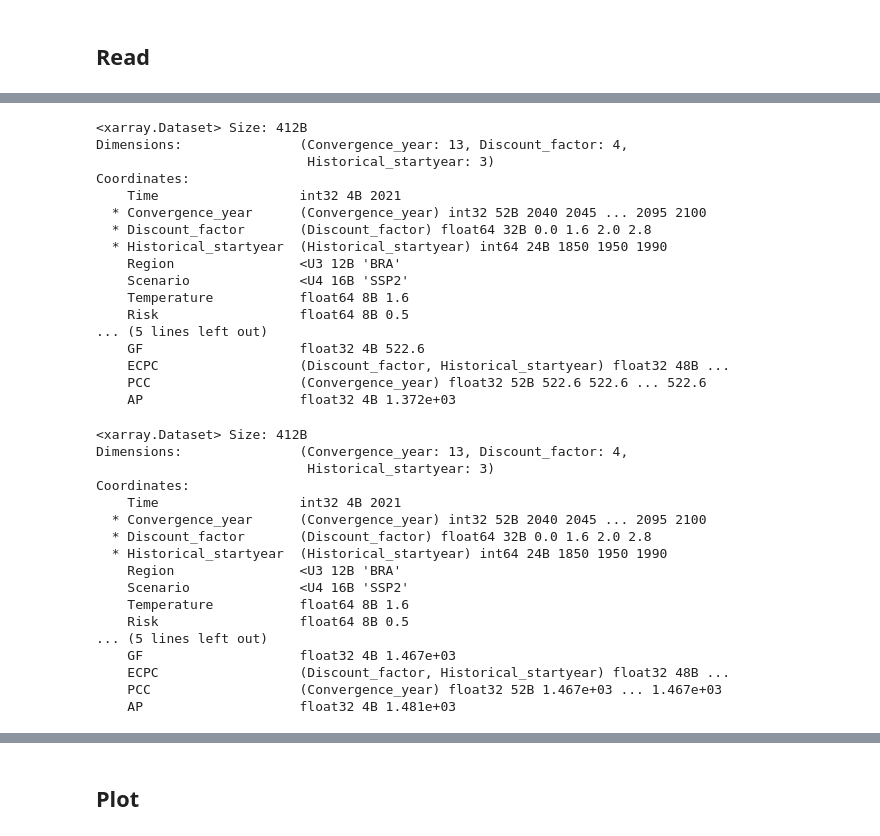
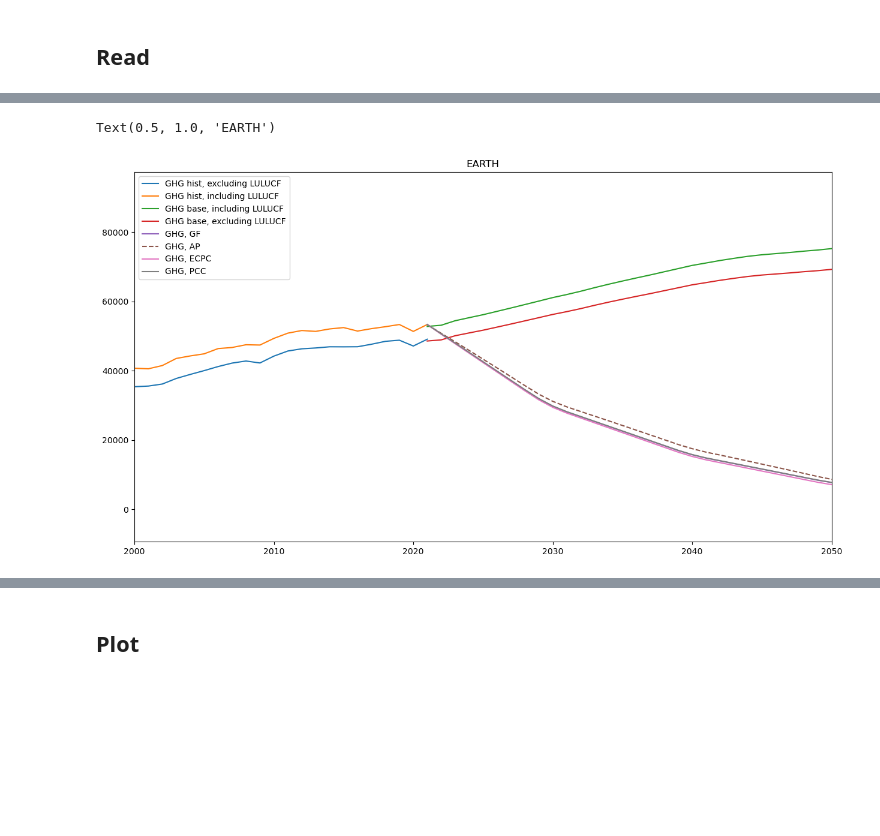
Before and after one commit to imagepbl/effort-sharing, a Jupyter notebook: Plotting/NZreport/Figure_reductions.ipynb, the cells around one changed output, grey strips where cells are left out. Cells and saved outputs as stored; diff of their text form; code cells hidden in the pictures; blank space fills up the shorter version.

Commit message:
Baseline emissions excluding LULUCF fixed.

```diff
--- a/Plotting/NZreport/Figure_reductions.ipynb
+++ b/Plotting/NZreport/Figure_reductions.ipynb
@@ -30,10 +45,10 @@ all_countries_names = np.load(path_data / "all_countries_names.npy", allow_pickl
 # %%
 xr_allocs = []
-for cty in ['USA', 'BRA']:#, 'AUS', 'BRA', 'RUS', 'ZAF']:
-    xr_allocs.append(xr.open_dataset(path_data / "Allocations_CO2_excl" / ("xr_alloc_"+cty+".nc")).expand_dims({'Region':[cty]})[['GF', 'ECPC', 'PCC', 'AP']].sel(Temperature=1.6, Risk=0.5, NegEmis=0.5, NonCO2red=0.5, Timing='Immediate', Scenario='SSP2'))
+for cty in ['EU', 'USA', 'BRA', 'EARTH']:#list(all_countries_iso)+['EU']+['EARTH']:
+    xr_allocs.append(xr.open_dataset(path_data / "Allocations_CO2_excl" / ("xr_alloc_"+cty+".nc")).expand_dims({'Region':[cty]}).sel(**settings_default)[['GF', 'ECPC', 'PCC', 'AP', 'PC']])
 xr_allocs = xr.merge(xr_allocs)
 
-xr_allocs_incl = []
-for cty in ['USA', 'BRA']:#, 'AUS', 'BRA', 'RUS', 'ZAF']:
-    xr_allocs_incl.append(xr.open_dataset(path_data / "Allocations_CO2_incl" / ("xr_alloc_"+cty+".nc")).expand_dims({'Region':[cty]})[['GF', 'ECPC', 'PCC', 'AP']].sel(Temperature=1.6, Risk=0.5, NegEmis=0.5, NonCO2red=0.5, Timing='Immediate', Scenario='SSP2'))
-xr_allocs_incl = xr.merge(xr_allocs_incl)
+# xr_allocs_incl = []
+# for cty in ['EU', 'USA', 'IND', 'CHN', 'JPN', 'AUS', 'BRA', 'RUS', 'ZAF']:
+#     xr_allocs_incl.append(xr.open_dataset(path_data / "Allocations_CO2_incl" / ("xr_alloc_"+cty+".nc")).expand_dims({'Region':[cty]})[['GF', 'ECPC', 'PCC', 'AP', 'PC']].sel(Temperature=1.6, Risk=0.5, NegEmis=0.5, NonCO2red=0.5, Timing='Immediate', Scenario='SSP2'))
+# xr_allocs_incl = xr.merge(xr_allocs_incl)
@@ -81,40 +55,26 @@ Data variables:
-# %%
-xr_allocs.sel(Region='BRA', Time=2021)
-# %% [output]
-<xarray.Dataset> Size: 412B
-Dimensions:               (Convergence_year: 13, Discount_factor: 4,
-                           Historical_startyear: 3)
-Coordinates:
-    Time                  int32 4B 2021
-  * Convergence_year      (Convergence_year) int32 52B 2040 2045 ... 2095 2100
-  * Discount_factor       (Discount_factor) float64 32B 0.0 1.6 2.0 2.8
-  * Historical_startyear  (Historical_startyear) int64 24B 1850 1950 1990
-    Region                <U3 12B 'BRA'
-    Scenario              <U4 16B 'SSP2'
-    Temperature           float64 8B 1.6
-    Risk                  float64 8B 0.5
-... (5 lines left out)
-    GF                    float32 4B 522.6
-    ECPC                  (Discount_factor, Historical_startyear) float32 48B ...
-    PCC                   (Convergence_year) float32 52B 522.6 522.6 ... 522.6
-    AP                    float32 4B 1.372e+03
-# %%
-xr_allocs_incl.sel(Region='BRA', Time=2021)
-# %% [output]
-<xarray.Dataset> Size: 412B
-Dimensions:               (Convergence_year: 13, Discount_factor: 4,
-                           Historical_startyear: 3)
-Coordinates:
-    Time                  int32 4B 2021
-  * Convergence_year      (Convergence_year) int32 52B 2040 2045 ... 2095 2100
-  * Discount_factor       (Discount_factor) float64 32B 0.0 1.6 2.0 2.8
-  * Historical_startyear  (Historical_startyear) int64 24B 1850 1950 1990
-    Region                <U3 12B 'BRA'
-    Scenario              <U4 16B 'SSP2'
-    Temperature           float64 8B 1.6
-    Risk                  float64 8B 0.5
-... (5 lines left out)
-    GF                    float32 4B 1.467e+03
-    ECPC                  (Discount_factor, Historical_startyear) float32 48B ...
-    PCC                   (Convergence_year) float32 52B 1.467e+03 ... 1.467e+03
-    AP                    float32 4B 1.481e+03
+# %%
+xr_allocs = []
+for cty in ['EU', 'USA', 'BRA', 'EARTH']:#list(all_countries_iso)+['EU']+['EARTH']:
+    xr_allocs.append(xr.open_dataset(path_data / "Allocations" / ("xr_alloc_"+cty+".nc")).expand_dims({'Region':[cty]}).sel(**settings_default)[['GF', 'ECPC', 'PCC', 'AP', 'PC']])
+xr_allocs = xr.merge(xr_allocs)
+# %%
+reg = 'EARTH'
+
+fig, ax = plt.subplots(figsize=(15, 8))
+plt.plot(xr_dataread.Time, xr_dataread.GHG_hist_excl.sel(Region=reg), label='GHG hist, excluding LULUCF')
+plt.plot(xr_dataread.Time, xr_dataread.GHG_hist.sel(Region=reg), label='GHG hist, including LULUCF')
+plt.plot(xr_dataread.Time.sel(Time=np.arange(2021, 2101)), xr_dataread.GHG_base.sel(Region=reg, Scenario='SSP2', Time=np.arange(2021, 2101)), label='GHG base, including LULUCF')
+plt.plot(xr_dataread.Time.sel(Time=np.arange(2021, 2101)), xr_dataread.GHG_base_excl.sel(Region=reg, Scenario='SSP2', Time=np.arange(2021, 2101)), label='GHG base, excluding LULUCF')
+
+
+plt.plot(xr_allocs.Time, xr_allocs.sel(Region=reg).GF, label='GHG, GF')
+plt.plot(xr_allocs.Time, xr_allocs.sel(Region=reg).AP, '--', label='GHG, AP')
+plt.plot(xr_allocs.Time, xr_allocs.sel(Region=reg).ECPC, label='GHG, ECPC')
+plt.plot(xr_allocs.Time, xr_allocs.sel(Region=reg).PCC, label='GHG, PCC')
+
+plt.legend()
+plt.xlim([2000, 2050])
+plt.title(reg)
+# %% [output]
+Text(0.5, 1.0, 'EARTH')
+[figure, added]
```
Also changed, not shown: parts of 12 cells of this notebook, 3 other files.
